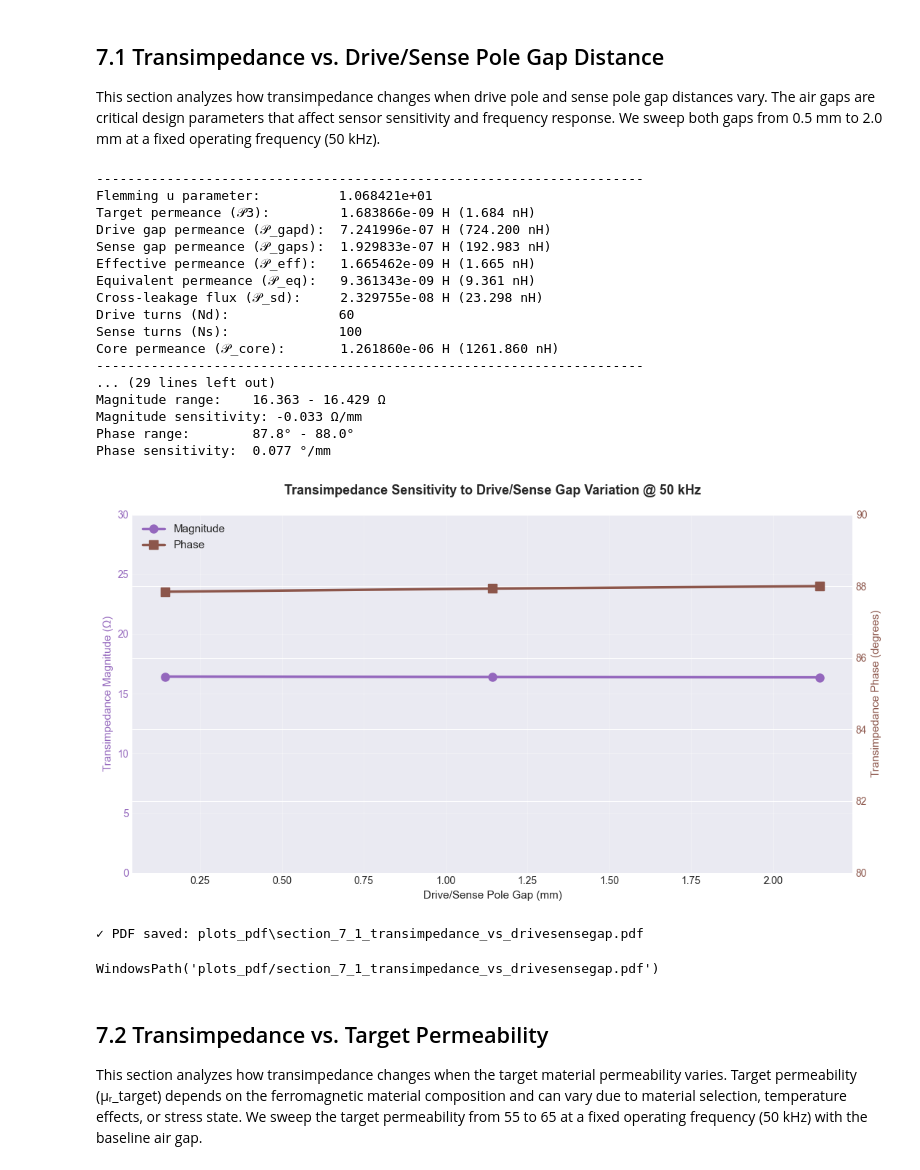
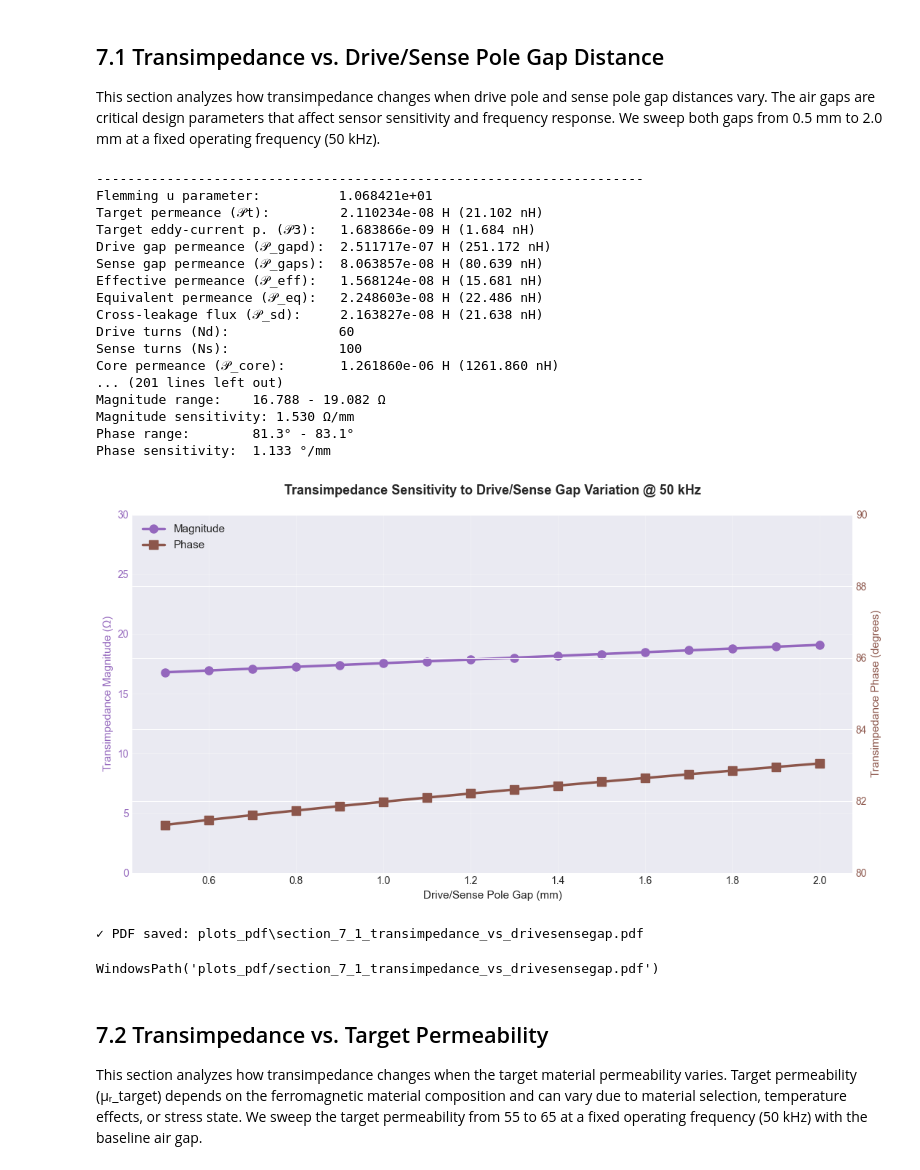
Before and after one commit to MoreCoffee12/MagnetoelasticSensor, a Jupyter notebook: notebooks/HelloWorld.ipynb, the cells around one changed output. Cells and saved outputs as stored; diff of their text form; code cells hidden in the pictures.

```diff
--- a/notebooks/HelloWorld.ipynb
+++ b/notebooks/HelloWorld.ipynb
@@ -906,14 +906,15 @@ This section analyzes how transimpedance changes when drive pole and sense pole
 # Sweep drive/sense pole gaps and calculate transimpedance at fixed 50 kHz
 import copy
 from magnetoelasticsensor.permeance import calculate_effective_permeance, calculate_equivalent_permeance, cross_leakage_u_parameter
+from magnetoelasticsensor.cross_leakage_permeance import CrossLeakagePermeanceModel
 
 drive_gap_sweep_mm = np.linspace(0.5, 2.0, 16)  # Drive pole gap [mm]
 sense_gap_sweep_mm = np.linspace(0.5, 2.0, 16)  # Sense pole gap [mm]
 transimpedance_vs_ag = []
 phase_vs_ag = []
 
-drive_gap_sweep_mm = np.array([1.143, 2.143])  # Drive pole gap [mm]
-sense_gap_sweep_mm = np.array([1.143, 2.143])  # Sense pole gap [mm]
+#drive_gap_sweep_mm = np.array([1.143, 2.143])  # Drive pole gap [mm]
+#sense_gap_sweep_mm = np.array([1.143, 2.143])  # Sense pole gap [mm]
 
 # Get nominal frequency index (50 kHz)
 nominal_freq_idx = 2  # 50 kHz is at index 2 in the frequencies array
@@ -925,12 +926,20 @@ for drive_gap_mm, sense_gap_mm in zip(drive_gap_sweep_mm, sense_gap_sweep_mm):
     # Geometry is unchanged for this sweep; air gaps are passed directly to the model
     geom_ag = copy.deepcopy(DEFAULT_SENSOR_GEOMETRY)
 
+    # Keep average gap consistent with the current drive/sense pair for cross-leakage calculation
+    avg_gap_m = 0.5 * (drive_gap_mm + sense_gap_mm) * 1e-3
+    geom_ag.avg_gap.nominal = avg_gap_m
+
     # Calculate air gap permeances for this gap pair
     ag_model = AirGapPermeanceModel(geom_ag)
     ag_sense, ag_drive = ag_model.calculate_air_gap_permeance(
         drive_pole_gap=drive_gap_mm * 1e-3,
         sense_pole_gap=sense_gap_mm * 1e-3,
     )
+
+    # Calculate cross-leakage permeance for this gap pair
+    cross_leakage_model_ag = CrossLeakagePermeanceModel(geometry=geom_ag)
+    p_sd_ag = cross_leakage_model_ag.calculate_cross_leakage_permeance()
 
     # Calculate target permeance at 50 kHz for this geometry
     u_target_ag = cross_leakage_u_parameter(
@@ -949,12 +958,14 @@ for drive_gap_mm, sense_gap_mm in zip(drive_gap_sweep_mm, sense_gap_sweep_mm):
         sigma_c=sigma_c,
         omega=omegas[nominal_freq_idx],  # 50 kHz
     )
+    pt_ag = float(np.asarray(p3_ag).flat[0])
     p3_ag = float(np.asarray(p3_ag).flat[1])
-    print(f"Target permeance (𝒫3):         {p3_ag:.6e} H ({p3_ag*1e9:.3f} nH)")
+    print(f"Target permeance (𝒫t):         {pt_ag:.6e} H ({pt_ag*1e9:.3f} nH)")
+    print(f"Target eddy-current p. (𝒫3):   {p3_ag:.6e} H ({p3_ag*1e9:.3f} nH)")
 
     # Calculate effective permeance (series: target + air gaps)
     p_eff_ag = calculate_effective_permeance(
-        pt=p3_ag,
+        pt=pt_ag,
         p_gapd=ag_drive,
         p_gaps=ag_sense
     )
@@ -966,10 +977,10 @@ for drive_gap_mm, sense_gap_mm in zip(drive_gap_sweep_mm, sense_gap_sweep_mm):
     p_eq_ag = calculate_equivalent_permeance(
         p_core=baseline_permeance,
         p_eff=p_eff_ag,
-        p_sd=baseline_cross_leakage
+        p_sd=p_sd_ag
     )
     print(f"Equivalent permeance (𝒫_eq):   {p_eq_ag:.6e} H ({p_eq_ag*1e9:.3f} nH)")
-    print(f"Cross-leakage flux (𝒫_sd):     {baseline_cross_leakage:.6e} H ({baseline_cross_leakage*1e9:.3f} nH)")
+    print(f"Cross-leakage flux (𝒫_sd):     {p_sd_ag:.6e} H ({p_sd_ag*1e9:.3f} nH)")
 
 
     # Calculate transimpedance
@@ -979,7 +990,7 @@ for drive_gap_mm, sense_gap_mm in zip(drive_gap_sweep_mm, sense_gap_sweep_mm):
         p_eq=p_eq_ag,
         omega=omegas[nominal_freq_idx],  # 50 kHz
         p3=p3_ag,
-        p_sd=baseline_cross_leakage,
+        p_sd=p_sd_ag,
         p_eff=p_eff_ag,
         et=et,
         p_core=baseline_permeance
@@ -994,7 +1005,7 @@ for drive_gap_mm, sense_gap_mm in zip(drive_gap_sweep_mm, sense_gap_sweep_mm):
         p_eq=p_eq_ag,
         omega=omegas[nominal_freq_idx],  # 50 kHz
         p3=p3_ag,
-        p_sd=baseline_cross_leakage,
+        p_sd=p_sd_ag,
         p_eff=p_eff_ag,
         et=et,
         p_core=baseline_permeance
@@ -1046,46 +1057,46 @@ line1 = ax1.plot(drive_gap_sweep_mm, transimpedance_vs_ag, 'o-', linewidth=2.5,
 ax1.tick_params(axis='y', labelcolor=color)
 ax1.grid(True, alpha=0.3)
 ax1.set_ylim([0, 30])
 
 # Phase on right y-axis
 ax2 = ax1.twinx()
 color = 'C5'
 ax2.set_ylabel('Transimpedance Phase (degrees)', color=color, fontsize=11)
 line2 = ax2.plot(drive_gap_sweep_mm, np.degrees(phase_vs_ag), 's-', linewidth=2.5, markersize=8,
                  color=color, label='Phase')
 ax2.tick_params(axis='y', labelcolor=color)
 ax2.set_ylim([80, 90])
 
 # Title and legend
 fig.suptitle('Transimpedance Sensitivity to Drive/Sense Gap Variation @ 50 kHz', fontsize=13, fontweight='bold')
 lines = line1 + line2
 labels = [l.get_label() for l in lines]
 ax1.legend(lines, labels, loc='upper left', fontsize=11)
 
 plt.tight_layout()
 plt.show()
 
 # Save as PDF with smart filename
 save_plot_pdf(fig, '7.1', 'Transimpedance_vs_DriveSenseGap')
 # %% [output]
 ----------------------------------------------------------------------
 Flemming u parameter:          1.068421e+01
-Target permeance (𝒫3):         1.683866e-09 H (1.684 nH)
-Drive gap permeance (𝒫_gapd):  7.241996e-07 H (724.200 nH)
-Sense gap permeance (𝒫_gaps):  1.929833e-07 H (192.983 nH)
-Effective permeance (𝒫_eff):   1.665462e-09 H (1.665 nH)
-Equivalent permeance (𝒫_eq):   9.361343e-09 H (9.361 nH)
-Cross-leakage flux (𝒫_sd):     2.329755e-08 H (23.298 nH)
+Target permeance (𝒫t):         2.110234e-08 H (21.102 nH)
+Target eddy-current p. (𝒫3):   1.683866e-09 H (1.684 nH)
+Drive gap permeance (𝒫_gapd):  2.511717e-07 H (251.172 nH)
+Sense gap permeance (𝒫_gaps):  8.063857e-08 H (80.639 nH)
+Effective permeance (𝒫_eff):   1.568124e-08 H (15.681 nH)
+Equivalent permeance (𝒫_eq):   2.248603e-08 H (22.486 nH)
+Cross-leakage flux (𝒫_sd):     2.163827e-08 H (21.638 nH)
 Drive turns (Nd):              60
 Sense turns (Ns):              100
 Core permeance (𝒫_core):       1.261860e-06 H (1261.860 nH)
-----------------------------------------------------------------------
-... (29 lines left out)
-Magnitude range:    16.363 - 16.429 Ω
-Magnitude sensitivity: -0.033 Ω/mm
-Phase range:        87.8° - 88.0°
-Phase sensitivity:  0.077 °/mm
+... (201 lines left out)
+Magnitude range:    16.788 - 19.082 Ω
+Magnitude sensitivity: 1.530 Ω/mm
+Phase range:        81.3° - 83.1°
+Phase sensitivity:  1.133 °/mm
-[figure, old version]
+[figure, new version]
 ✓ PDF saved: plots_pdf\section_7_1_transimpedance_vs_drivesensegap.pdf
 WindowsPath('plots_pdf/section_7_1_transimpedance_vs_drivesensegap.pdf')
 # %% [markdown]
```
Also changed, not shown: parts of 1 cell of this notebook, 1 other file.
